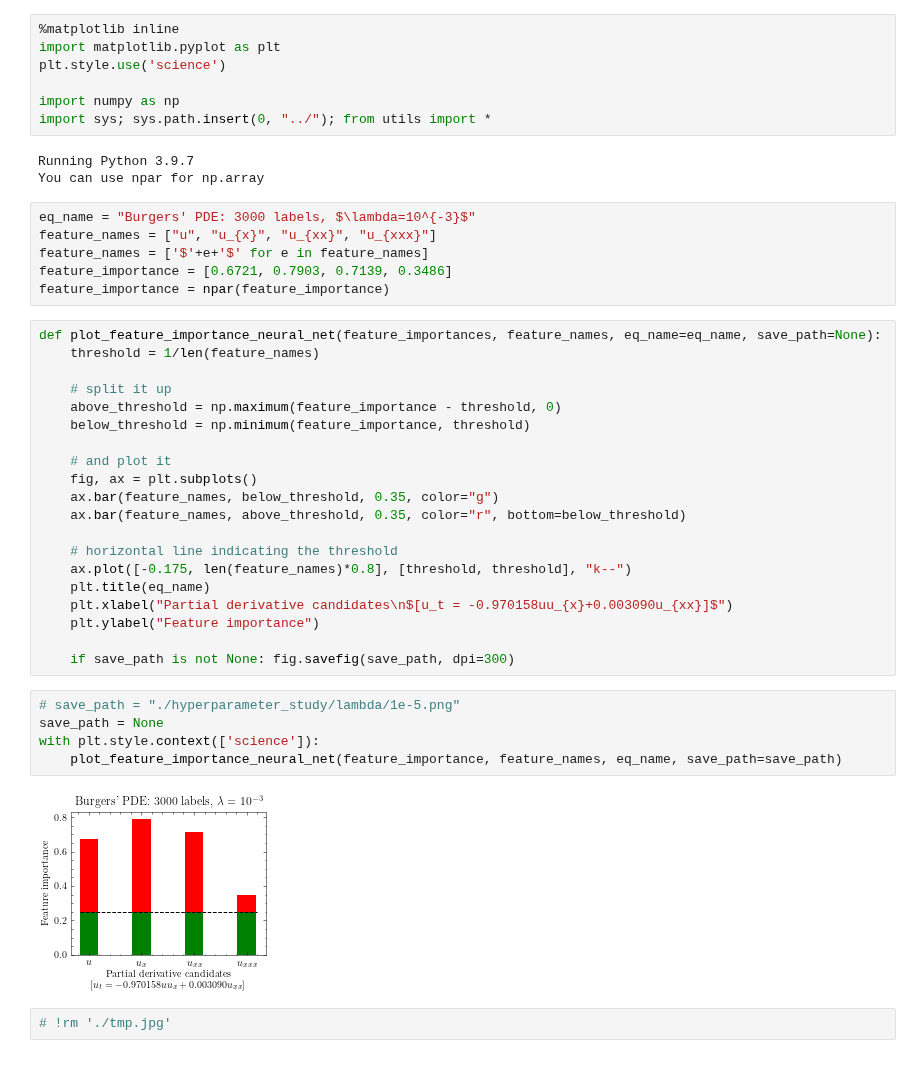
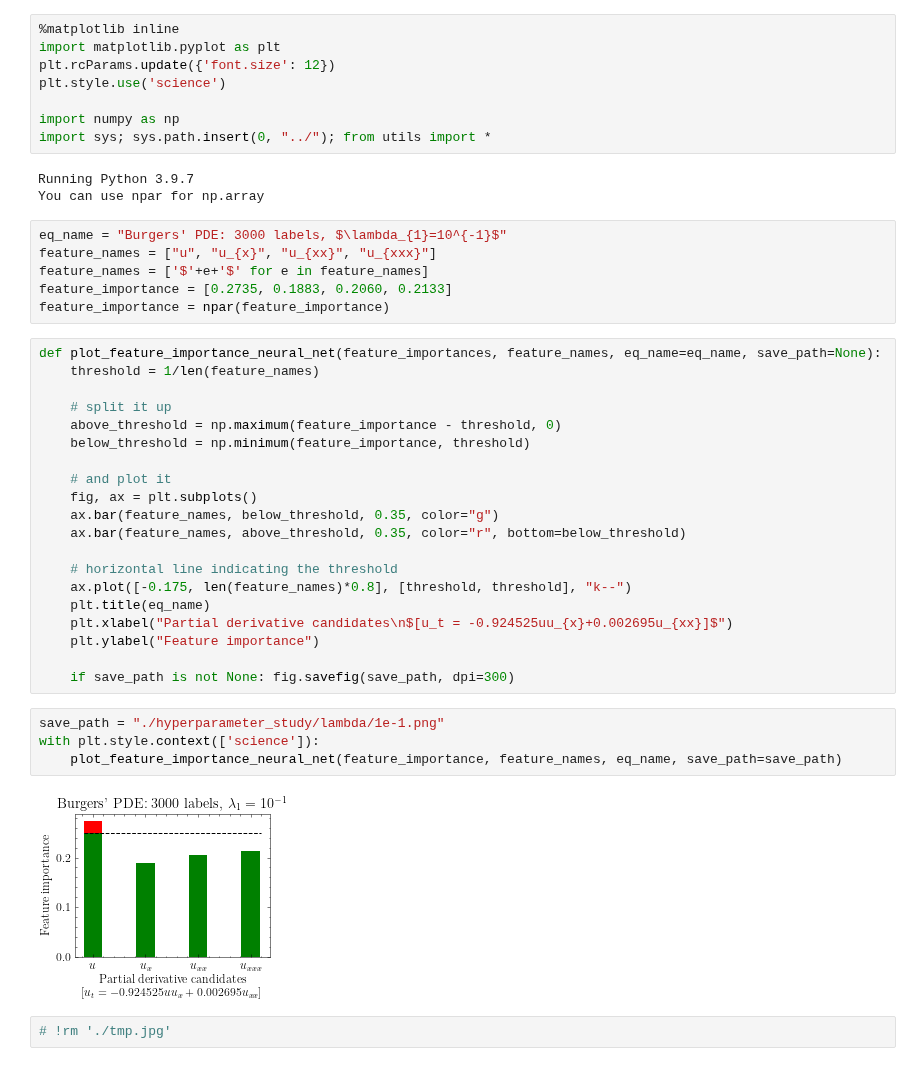
Before and after one commit to Pongpisit-Thanasutives/Multi-task-Physics-informed-neural-networks, a Jupyter notebook: visualization/Making figures.ipynb, the cells around one changed output. Cells and saved outputs as stored; diff of their text form.

```diff
--- a/visualization/Making figures.ipynb
+++ b/visualization/Making figures.ipynb
@@ -1,6 +1,7 @@
 # %%
 %matplotlib inline
 import matplotlib.pyplot as plt
+plt.rcParams.update({'font.size': 12})
 plt.style.use('science')
 
 import numpy as np
@@ -9,10 +10,10 @@ import sys; sys.path.insert(0, "../"); from utils import *
 Running Python 3.9.7
 You can use npar for np.array
 # %%
-eq_name = "Burgers' PDE: 3000 labels, $\lambda=10^{-3}$"
+eq_name = "Burgers' PDE: 3000 labels, $\lambda_{1}=10^{-1}$"
 feature_names = ["u", "u_{x}", "u_{xx}", "u_{xxx}"]
 feature_names = ['$'+e+'$' for e in feature_names]
-feature_importance = [0.6721, 0.7903, 0.7139, 0.3486]
+feature_importance = [0.2735, 0.1883, 0.2060, 0.2133]
 feature_importance = npar(feature_importance)
 # %%
 def plot_feature_importance_neural_net(feature_importances, feature_names, eq_name=eq_name, save_path=None):
@@ -30,17 +31,16 @@ def plot_feature_importance_neural_net(feature_importances, feature_names, eq_na
     # horizontal line indicating the threshold
     ax.plot([-0.175, len(feature_names)*0.8], [threshold, threshold], "k--")
     plt.title(eq_name)
-    plt.xlabel("Partial derivative candidates\n$[u_t = -0.970158uu_{x}+0.003090u_{xx}]$")
+    plt.xlabel("Partial derivative candidates\n$[u_t = -0.924525uu_{x}+0.002695u_{xx}]$")
     plt.ylabel("Feature importance")
 
     if save_path is not None: fig.savefig(save_path, dpi=300)
 # %%
-# save_path = "./hyperparameter_study/lambda/1e-5.png"
-save_path = None
+save_path = "./hyperparameter_study/lambda/1e-1.png"
 with plt.style.context(['science']):
     plot_feature_importance_neural_net(feature_importance, feature_names, eq_name, save_path=save_path)
 # %% [output]
-[figure, old version]
+[figure, new version]
 # %%
 # !rm './tmp.jpg'
 # %%
```
Also changed, not shown: 6 other files.
